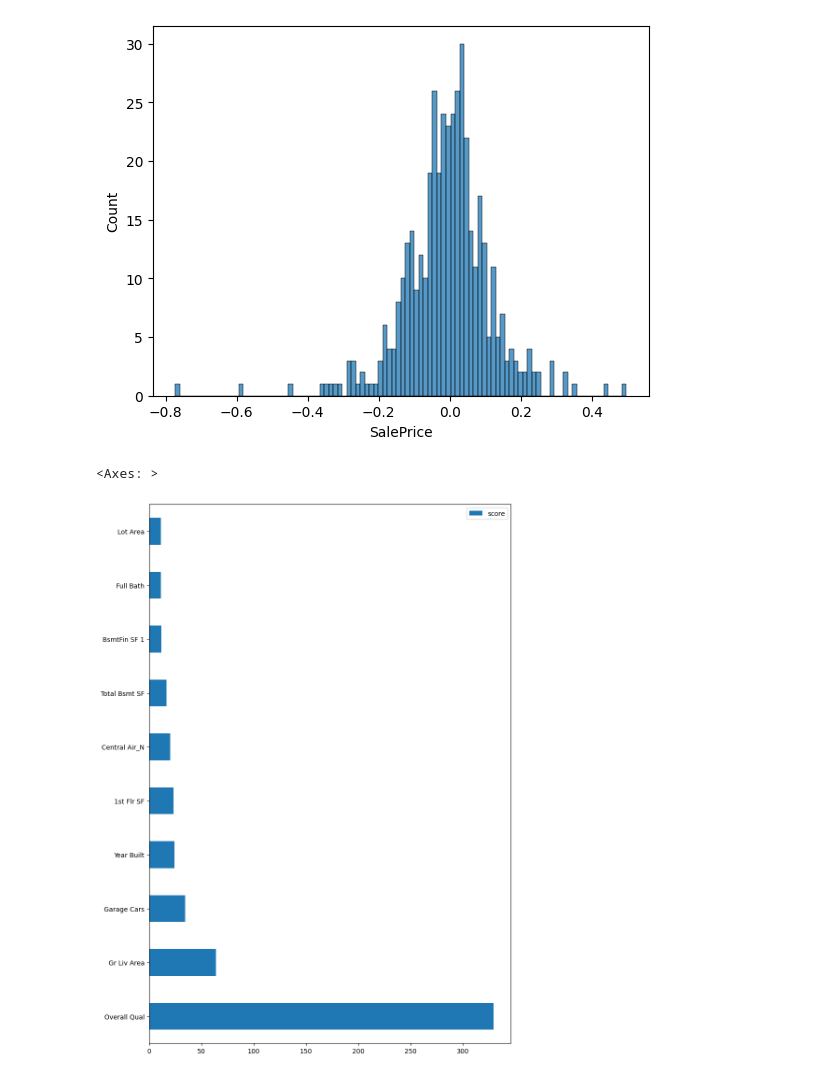
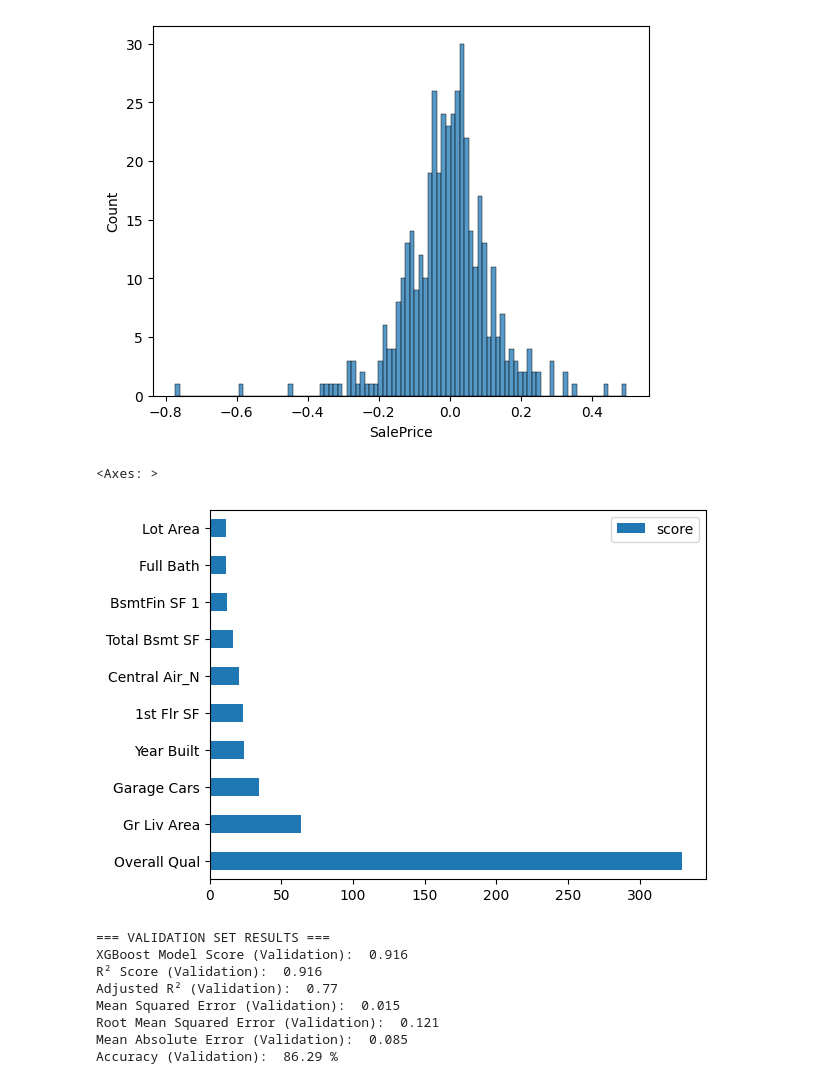
Before and after one commit to Kuppudi/340_Housing_Prediction_Project, a Jupyter notebook: XGBoost_Model.ipynb, the cells around one changed output. Saved outputs shown, nothing was run; the diff lists cells and outputs as text; code cells hidden in the pictures.

```diff
--- a/XGBoost_Model.ipynb
+++ b/XGBoost_Model.ipynb
@@ -110,8 +110,8 @@ params = {
         'max_depth': [1, 2]
         }
 # %%
-# G_CV_lin_rid = GridSearchCV(estimator=xgb_mod, param_grid=params, cv= 5)
+G_CV_lin_rid = GridSearchCV(estimator=xgb_mod, param_grid=params, cv= 5)
 # #  using grid search method to optimise model with hyperparameter tuning
 
-# G_CV_lin_rid.fit(x_train, y_train)# fitting the model
-# G_CV_lin_rid.best_params_ # displaying optimised parameters for optimal tuning of model
+G_CV_lin_rid.fit(x_train, y_train)# fitting the model
+G_CV_lin_rid.best_params_ # displaying optimised parameters for optimal tuning of model
@@ -167,12 +173,41 @@ sb.histplot((y_test-xgb_pred),bins=100);
 # %%
 feature_important = xgb_mod.get_booster().get_score(importance_type='total_gain')
 
 
 keys = list(feature_important.keys())
 values = list(feature_important.values())
 
 data = pd.DataFrame(data=values, index=keys, columns=["score"]).sort_values(by = "score", ascending=True)
-data.nlargest(10, columns="score").plot(kind='barh', figsize = (10,15)) ## plot top 10 features
+data.nlargest(10, columns="score").plot(kind='barh') ## plot top 10 features
+# Not scaled feature importance plot
 # %% [output]
 <Axes: >
-[figure, old version]
+[figure, new version]
+# %%
+# Validation Set Evaluation
+xgb_val_pred = xgb_mod.predict(x_val)
+val_score = xgb_mod.score(x_val, y_val)
+val_r2 = r2_score(y_val, xgb_val_pred)
+val_adj_r2 = 1 - (1 - val_r2) * (len(y_val) - 1) / (len(y_val) - x_val.shape[1] - 1)
+val_mse = mean_squared_error(y_val, xgb_val_pred)
+val_rmse = np.sqrt(val_mse)
+val_mae = mean_absolute_error(y_val, xgb_val_pred)
+val_cv_scores = cross_val_score(xgb_mod, x_val, y_val, scoring='r2', cv=5)
+
+print("=== VALIDATION SET RESULTS ===")
+print('XGBoost Model Score (Validation): ', round(val_score, 3))
+print('R² Score (Validation): ', round(val_r2, 3))
+print('Adjusted R² (Validation): ', round(val_adj_r2, 3))
+print('Mean Squared Error (Validation): ', round(val_mse, 3))
+print('Root Mean Squared Error (Validation): ', round(val_rmse, 3))
+print('Mean Absolute Error (Validation): ', round(val_mae, 3))
+print('Accuracy (Validation): ', round(val_cv_scores.mean() * 100, 2), '%')
+# %% [output]
+=== VALIDATION SET RESULTS ===
+XGBoost Model Score (Validation):  0.916
+R² Score (Validation):  0.916
+Adjusted R² (Validation):  0.77
+Mean Squared Error (Validation):  0.015
+Root Mean Squared Error (Validation):  0.121
+Mean Absolute Error (Validation):  0.085
+Accuracy (Validation):  86.29 %
```
Also changed, not shown: parts of 1 cell of this notebook, 4 other files.
